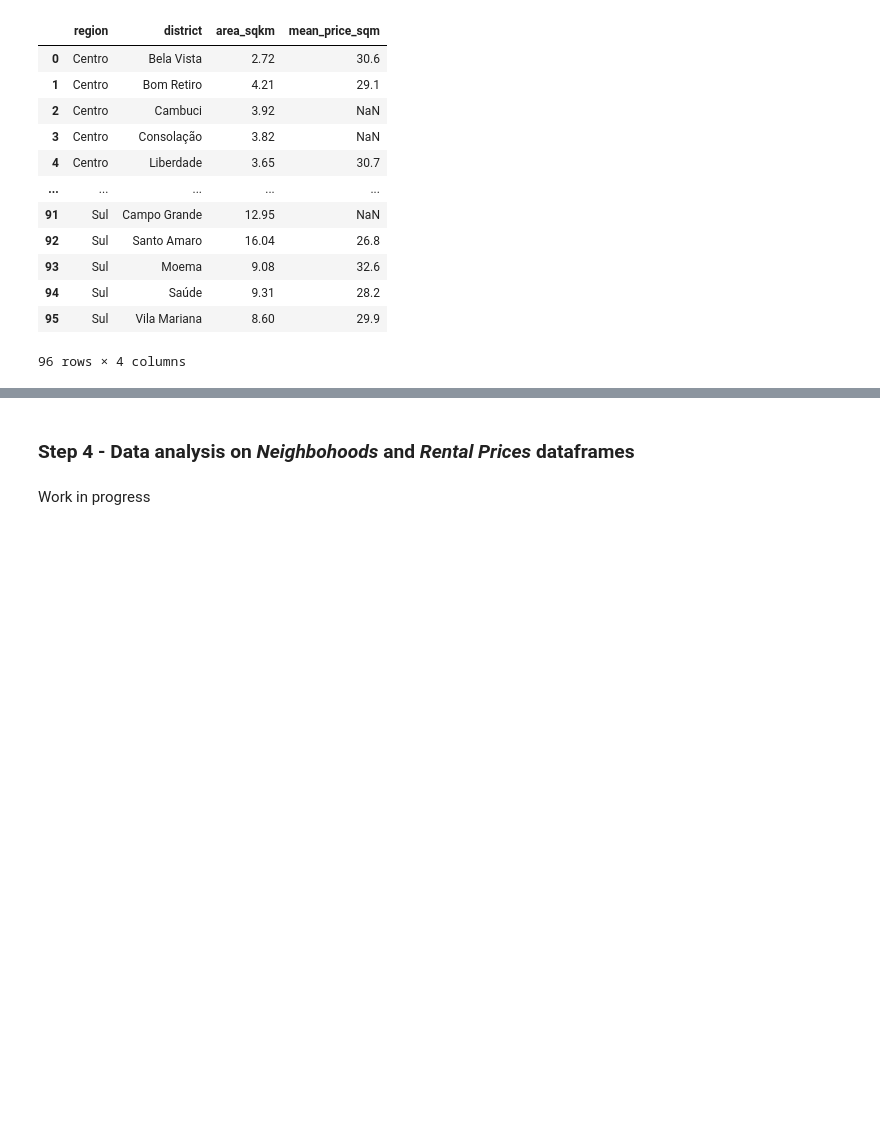
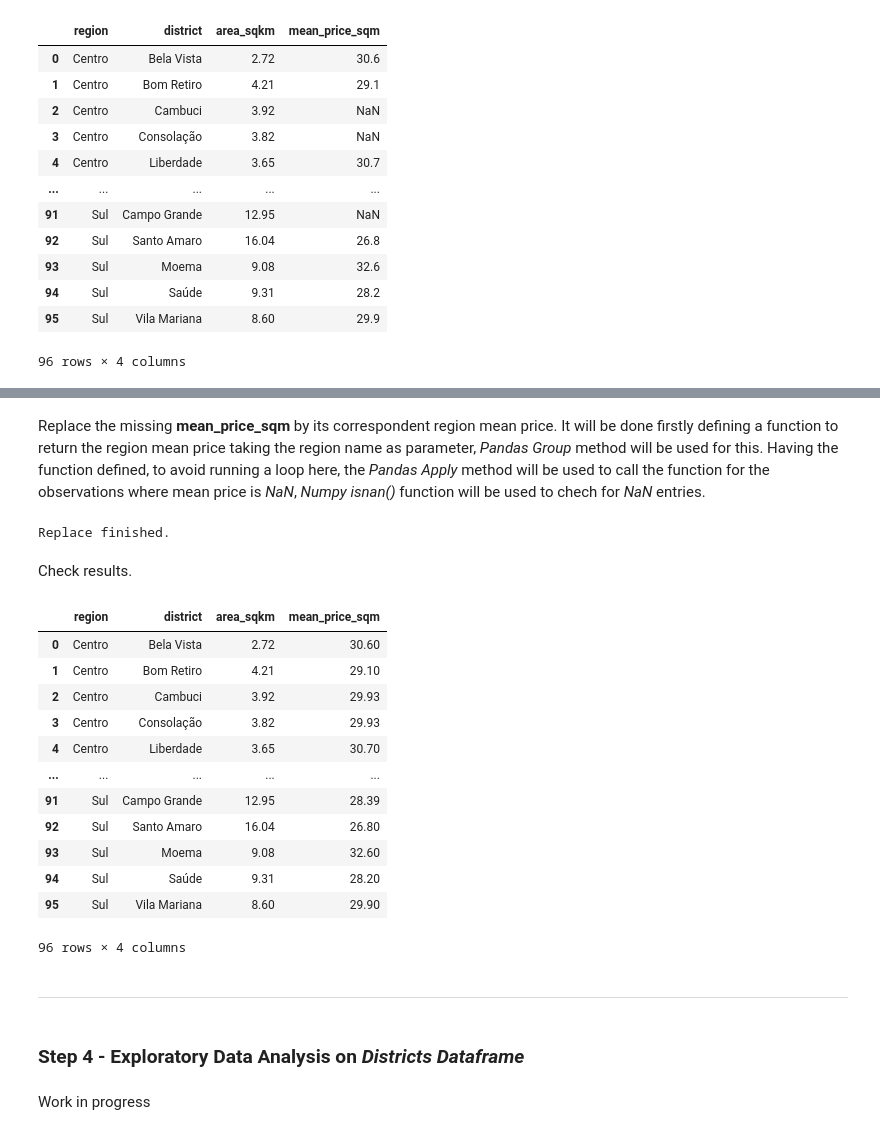
Before and after one commit to sjsilvabr/Coursera_Capstone, a Jupyter notebook: Capstone_Notebook.ipynb, the cells around one changed output, grey strips where cells are left out. Saved outputs shown, nothing was run; the diff lists cells and outputs as text; code cells hidden in the pictures; blank space fills up the shorter version.

Commit message:
Step 3 finished.

```diff
--- a/Capstone_Notebook.ipynb
+++ b/Capstone_Notebook.ipynb
@@ -383,7 +393,4 @@ Convert the data type of __area_sqkm__ to _float_. This will be done firstly rem
 # %%
-# remove thousand separator
-df_districts['area_sqkm'] = df_districts['area_sqkm'].apply(lambda x : x.replace('.', ''))
-
 # change decimal separator
 df_districts['area_sqkm'] = df_districts['area_sqkm'].apply(lambda x : x.replace(',', '.'))
 
@@ -1003,8 +1013,11 @@ df_rentalprices[df_rentalprices['mean_price_sqm']=='*Prejudicado']
 # %% [markdown]
 Drop the observations withou mean rental price, as they cannot be used. This will be done using _Pandas Drop_ method.
 # %%
+# select the rows index to drop
+vidx = list(df_rentalprices[df_rentalprices['mean_price_sqm']=='*Prejudicado'].index)
+
 # drop entries with text in mean price column by index
-df_rentalprices.drop([80, 85], axis=0, inplace=True)
+df_rentalprices.drop(vidx, axis=0, inplace=True)
 
 # print results
 df_rentalprices
@@ -1119,4 +1144,40 @@ df_districts
+# %% [markdown]
+Replace the missing __mean_price_sqm__ by its correspondent region mean price. It will be done firstly defining a function to return the region mean price taking the region name as parameter, _Pandas Group_ method will be used for this. Having the function defined, to avoid running a loop here, the _Pandas Apply_ method will be used to call the function for the observations where mean price is _NaN_, _Numpy isnan()_ function will be used to chech for _NaN_ entries.
+# %%
+# define a funciton to return the region mean price
+def get_region_mean(r):
+    m = df_districts[df_districts['region']==r].groupby('region', sort=True).mean().reset_index()['mean_price_sqm']
+    return round(float(m),2)
+
+# use apply to call the defined function when mean price is missing
+df_districts['mean_price_sqm'] = df_districts.apply(lambda x : get_region_mean(x.region) if np.isnan(x.mean_price_sqm) else x.mean_price_sqm, axis=1)
+
+# inform when it is finished
+print('Replace finished.')
+# %% [output]
+Replace finished.
+# %% [markdown]
+Check results.
+# %%
+# check results
+df_districts
+# %% [output]
+|  | region | district | area_sqkm | mean_price_sqm |
+| 0 | Centro | Bela Vista | 2.72 | 30.60 |
+| 1 | Centro | Bom Retiro | 4.21 | 29.10 |
+| 2 | Centro | Cambuci | 3.92 | 29.93 |
+| 3 | Centro | Consolação | 3.82 | 29.93 |
+| 4 | Centro | Liberdade | 3.65 | 30.70 |
+| ... | ... | ... | ... | ... |
+| 91 | Sul | Campo Grande | 12.95 | 28.39 |
+| 92 | Sul | Santo Amaro | 16.04 | 26.80 |
+| 93 | Sul | Moema | 9.08 | 32.60 |
+| 94 | Sul | Saúde | 9.31 | 28.20 |
+| 95 | Sul | Vila Mariana | 8.60 | 29.90 |
+96 rows × 4 columns
+# %% [markdown]
+---
 # %% [markdown]
-### Step 4 - Data analysis on _Neighbohoods_ and _Rental Prices_ dataframes
+### Step 4 - Exploratory Data Analysis on _Districts Dataframe_
 # %% [markdown]
 Work in progress
```
Also changed, not shown: parts of 57 cells of this notebook.
